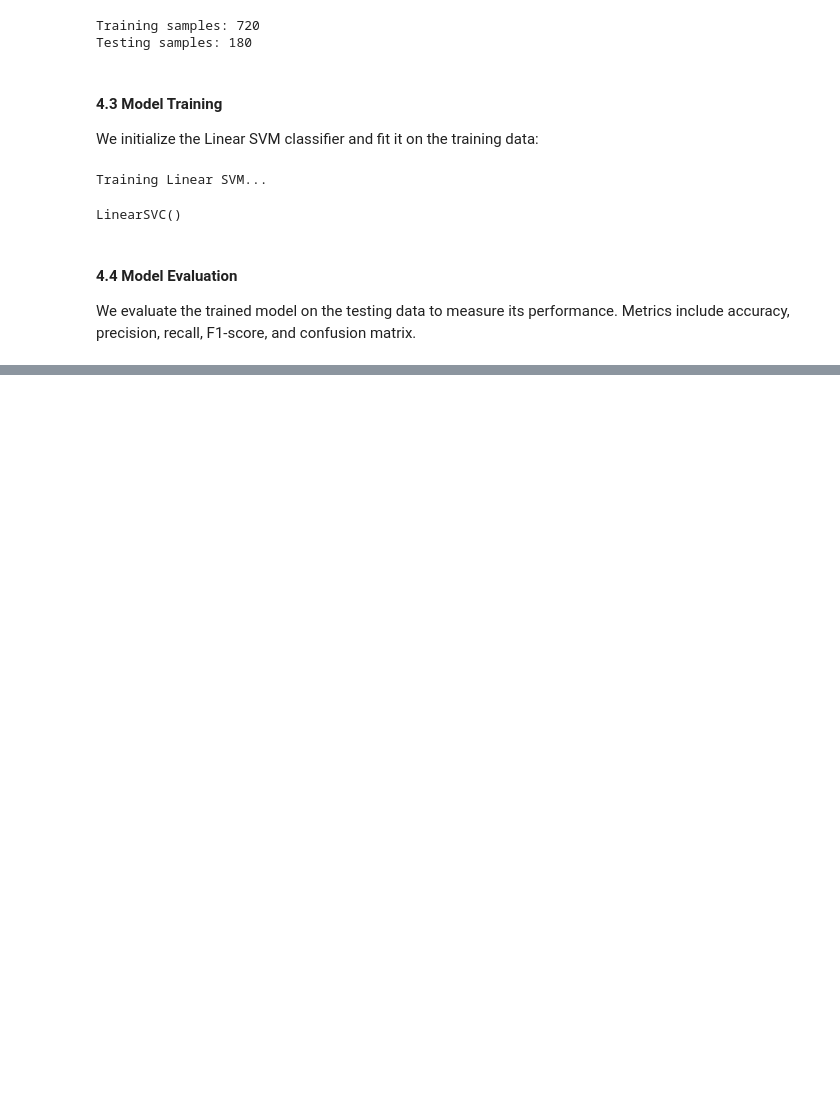
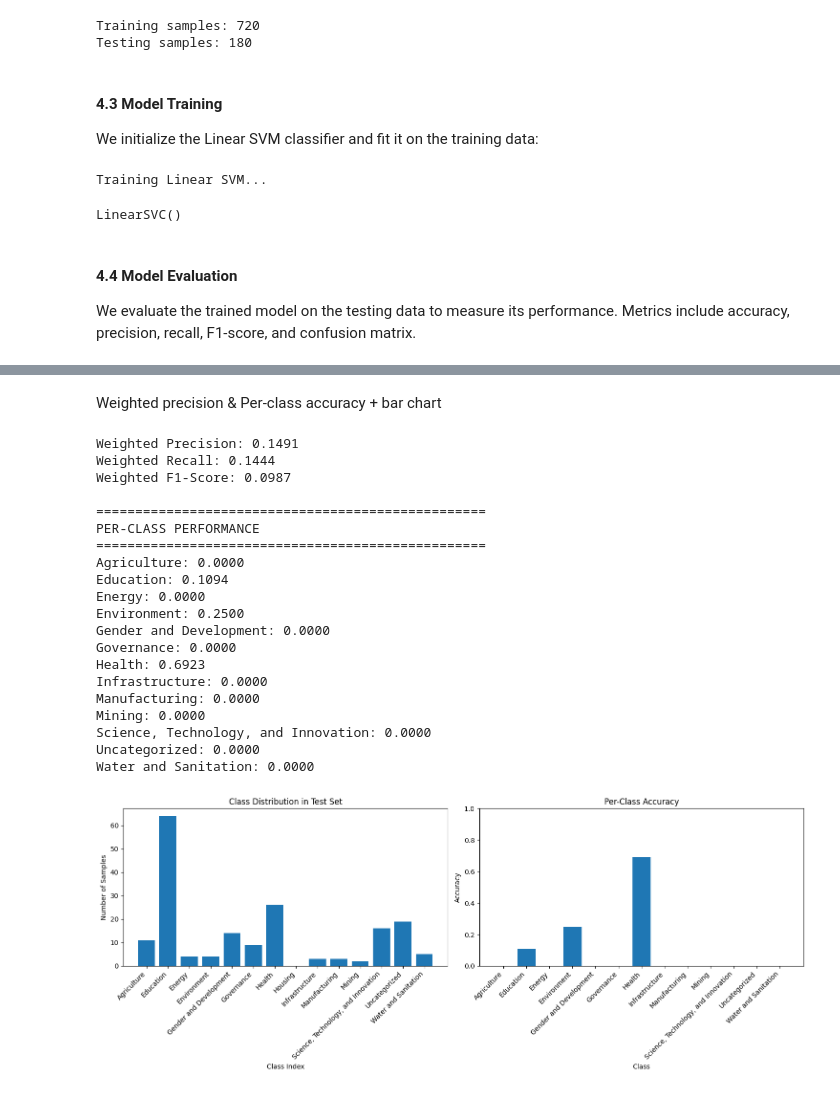
Before and after one commit to jehumtine/AcademicJournalClassifier, a Jupyter notebook: notebooks/Classifying Journal Articles.ipynb, the cells around one changed output, grey strips where cells are left out. Cells and saved outputs as stored; diff of their text form; code cells hidden in the pictures; blank space fills up the shorter version.

Commit message:
[EV]  Added Per-class accuracy + bar chart - Kangwa Emmanuel Mukuka 2021504522

```diff
--- a/notebooks/Classifying Journal Articles.ipynb
+++ b/notebooks/Classifying Journal Articles.ipynb
@@ -719,0 +705,70 @@ CONFUSION MATRIX
+# %% [markdown]
+Weighted precision & Per-class accuracy + bar chart
+# %%
+# 4. Calculate additional metrics
+precision = precision_score(y_test, y_pred, average='weighted')
+recall = recall_score(y_test, y_pred, average='weighted')
+f1 = f1_score(y_test, y_pred, average='weighted')
+
+print(f"\nWeighted Precision: {precision:.4f}")
+print(f"Weighted Recall: {recall:.4f}")
+print(f"Weighted F1-Score: {f1:.4f}")
+
+# 5. Per-class performance
+print("\n" + "="*50)
+print("PER-CLASS PERFORMANCE")
+print("="*50)
+
+class_accuracy = []
+for i, class_name in enumerate(target_encoder.classes_):
+    class_mask = (y_test == i)
+    if class_mask.any():
+        class_acc = accuracy_score(y_test[class_mask], y_pred[class_mask])
+        class_accuracy.append((class_name, class_acc))
+        print(f"{class_name}: {class_acc:.4f}")
+
+# 6. Plot class distribution and accuracy
+fig, (ax1, ax2) = plt.subplots(1, 2, figsize=(15, 6))
+
+class_counts = np.bincount(y_test)
+ax1.bar(range(len(class_counts)), class_counts)
+ax1.set_title('Class Distribution in Test Set')
+ax1.set_xlabel('Class Index')
+ax1.set_ylabel('Number of Samples')
+ax1.set_xticks(range(len(target_encoder.classes_)))
+ax1.set_xticklabels(target_encoder.classes_, rotation=45, ha='right')
+
+if class_accuracy:
+    classes, accuracies = zip(*class_accuracy)
+    ax2.bar(range(len(accuracies)), accuracies)
+    ax2.set_title('Per-Class Accuracy')
+    ax2.set_xlabel('Class')
+    ax2.set_ylabel('Accuracy')
+    ax2.set_ylim(0, 1)
+    ax2.set_xticks(range(len(classes)))
+    ax2.set_xticklabels(classes, rotation=45, ha='right')
+
+plt.tight_layout()
+plt.show()
+# %% [output]
+Weighted Precision: 0.1491
+Weighted Recall: 0.1444
+Weighted F1-Score: 0.0987
+
+==================================================
+PER-CLASS PERFORMANCE
+==================================================
+Agriculture: 0.0000
+Education: 0.1094
+Energy: 0.0000
+Environment: 0.2500
+Gender and Development: 0.0000
+Governance: 0.0000
+Health: 0.6923
+Infrastructure: 0.0000
+Manufacturing: 0.0000
+Mining: 0.0000
+Science, Technology, and Innovation: 0.0000
+Uncategorized: 0.0000
+Water and Sanitation: 0.0000
+[figure, added]
```
Also changed, not shown: parts of 7 cells of this notebook.
